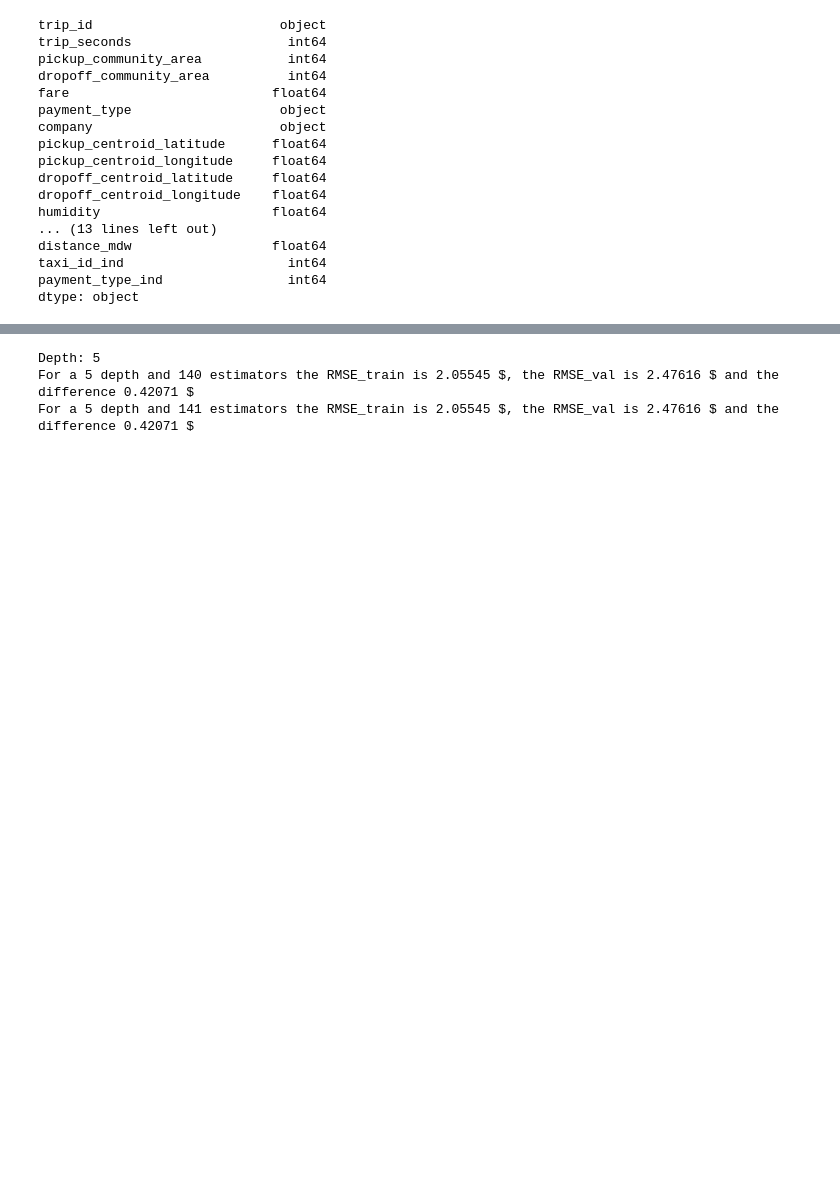
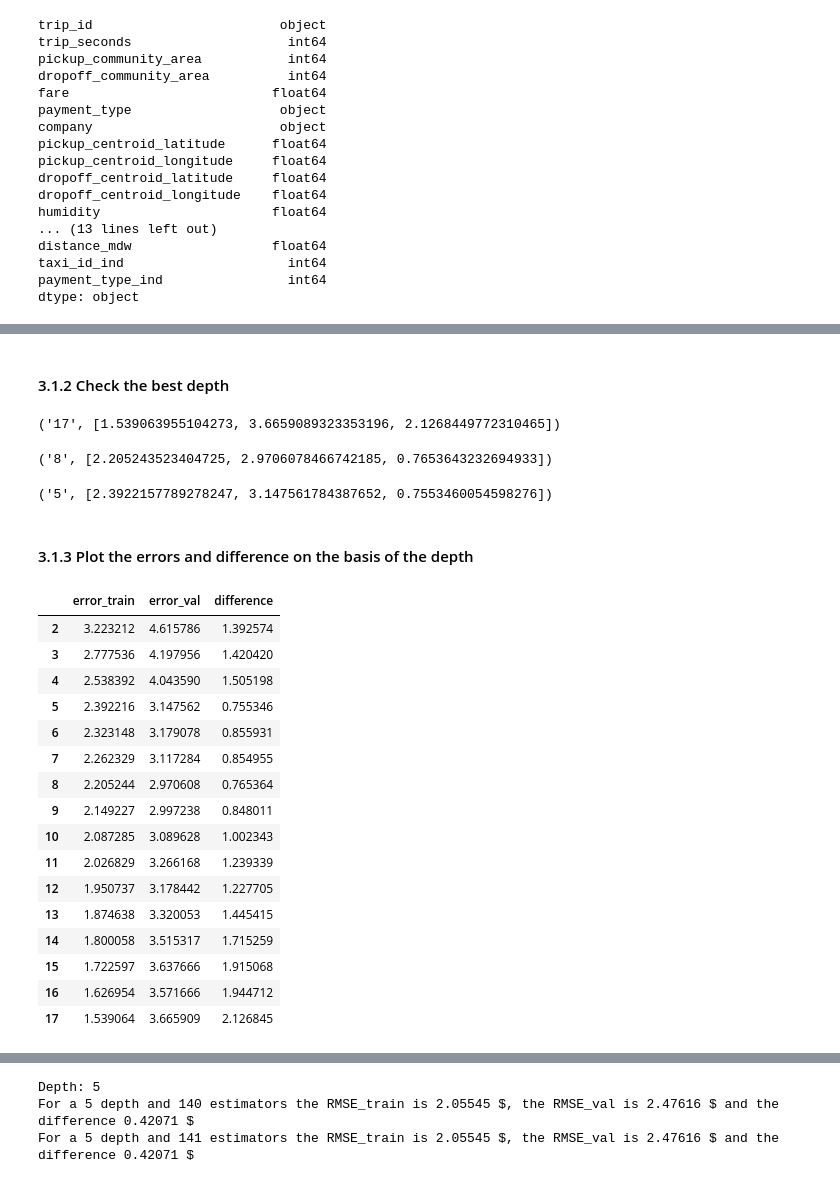
Before and after one commit to alvarofernandezmalagon/TFM-Taxi-Fare-Prediction, a Jupyter notebook: Scripts/model-Copy1.ipynb, the cells around one changed output, grey strips where cells are left out. Cells and saved outputs as stored; diff of their text form; code cells hidden in the pictures; blank space fills up the shorter version.

Commit message:
Update model notebook

```diff
--- a/Scripts/model-Copy1.ipynb
+++ b/Scripts/model-Copy1.ipynb
@@ -264,0 +131,25 @@ Wall time: 24min 16s
+# %%
+%%time
+dicc_dt={}
+for depth in range(2,18):
+    print('Depth: %d' % (depth))
+
+    # We train the model
+    taxi_model_dt = DecisionTreeRegressor(max_depth=depth,random_state=13)
+
+    # We fit the model
+    taxi_model_dt.fit(train_predictors, train_target)
+
+    # We predict train and validation
+    train_predictions = taxi_model_dt.predict(train_predictors)
+    val_predictions = taxi_model_dt.predict(validation_predictors)
+
+    # We get the errors
+    error_train = rmse(train_target, train_predictions)
+    error_val = rmse(validation_target, val_predictions)
+    difference = error_val - error_train
+
+    # We save the errors and the difference in a dictionary
+    dicc_dt[str(depth)]= [error_train,error_val,difference]
+    print ('For a %d depth the RMSE_train is %.5f $, the RMSE_val is %.5f $ and the difference %.5f $'
+               % (depth,error_train,error_val,difference))
@@ -264,0 +174,42 @@ Wall time: 24min 16s
+# %% [markdown]
+#### 3.1.2 Check the best depth
+# %%
+# Best depth based on minimum error based on train data
+min(dicc_dt.items(), key=lambda x: x[1][0])
+# %% [output]
+('17', [1.539063955104273, 3.6659089323353196, 2.1268449772310465])
+# %%
+# Best depth based on minimum error based on validation data
+min(dicc_dt.items(), key=lambda x: x[1][1])
+# %% [output]
+('8', [2.205243523404725, 2.9706078466742185, 0.7653643232694933])
+# %%
+# Best depth based on minimum error based on difference
+min(dicc_dt.items(), key=lambda x: x[1][2])
+# %% [output]
+('5', [2.3922157789278247, 3.147561784387652, 0.7553460054598276])
+# %% [markdown]
+#### 3.1.3 Plot the errors and difference on the basis of the depth
+# %%
+# We convert the dictionary to Dataframe
+dt_df = pd.DataFrame.from_dict(dicc_dt).T
+dt_df.columns=['error_train','error_val','difference']
+dt_df
+# %% [output]
+|  | error_train | error_val | difference |
+| 2 | 3.223212 | 4.615786 | 1.392574 |
+| 3 | 2.777536 | 4.197956 | 1.420420 |
+| 4 | 2.538392 | 4.043590 | 1.505198 |
+| 5 | 2.392216 | 3.147562 | 0.755346 |
+| 6 | 2.323148 | 3.179078 | 0.855931 |
+| 7 | 2.262329 | 3.117284 | 0.854955 |
+| 8 | 2.205244 | 2.970608 | 0.765364 |
+| 9 | 2.149227 | 2.997238 | 0.848011 |
+| 10 | 2.087285 | 3.089628 | 1.002343 |
+| 11 | 2.026829 | 3.266168 | 1.239339 |
+| 12 | 1.950737 | 3.178442 | 1.227705 |
+| 13 | 1.874638 | 3.320053 | 1.445415 |
+| 14 | 1.800058 | 3.515317 | 1.715259 |
+| 15 | 1.722597 | 3.637666 | 1.915068 |
+| 16 | 1.626954 | 3.571666 | 1.944712 |
+| 17 | 1.539064 | 3.665909 | 2.126845 |
```
Also changed, not shown: parts of 92 cells of this notebook, 2 other files.
